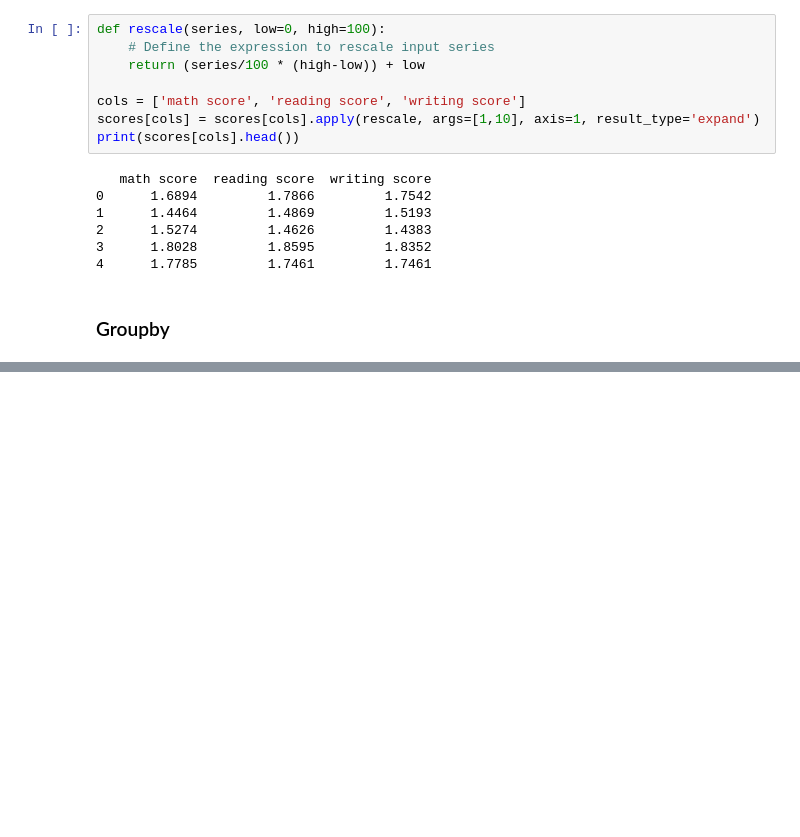
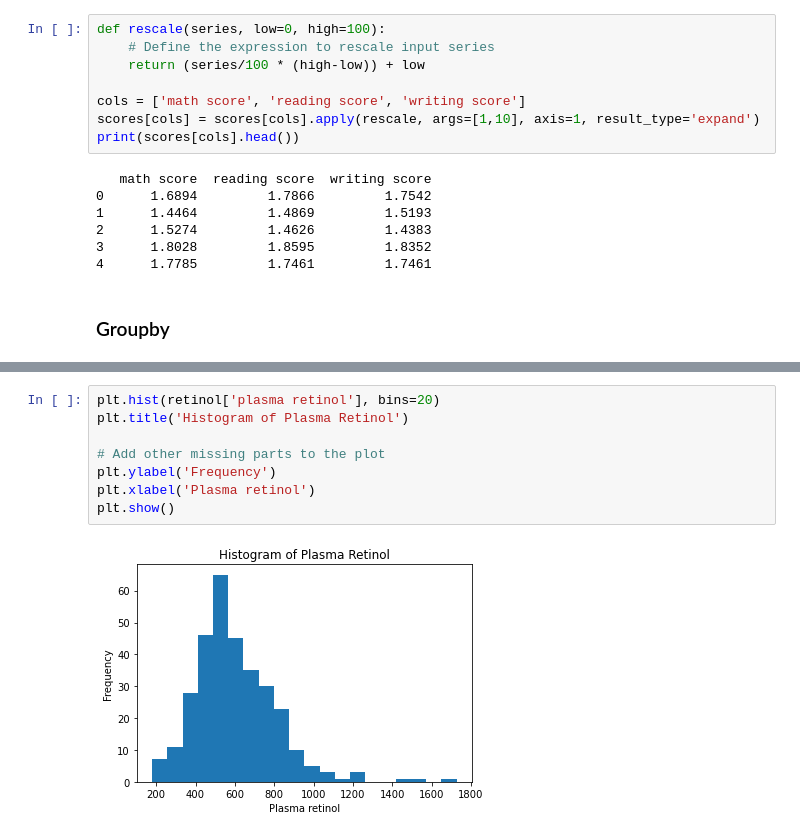
Before and after one commit to bosulliv/datacamp_python, a Jupyter notebook: programming/practice_coding_questions/ch4.ipynb, the cells around one changed output, grey strips where cells are left out. Saved outputs shown, nothing was run; the diff lists cells and outputs as text; blank space fills up the shorter version.

```diff
--- a/programming/practice_coding_questions/ch4.ipynb
+++ b/programming/practice_coding_questions/ch4.ipynb
@@ -282,0 +374,10 @@ fheroes =
+# %%
+plt.hist(retinol['plasma retinol'], bins=20)
+plt.title('Histogram of Plasma Retinol')
+
+# Add other missing parts to the plot
+plt.ylabel('Frequency')
+plt.xlabel('Plasma retinol')
+plt.show()
+# %% [output]
+[figure, added]
```
Also changed, not shown: parts of 18 cells of this notebook, 3 other files.
